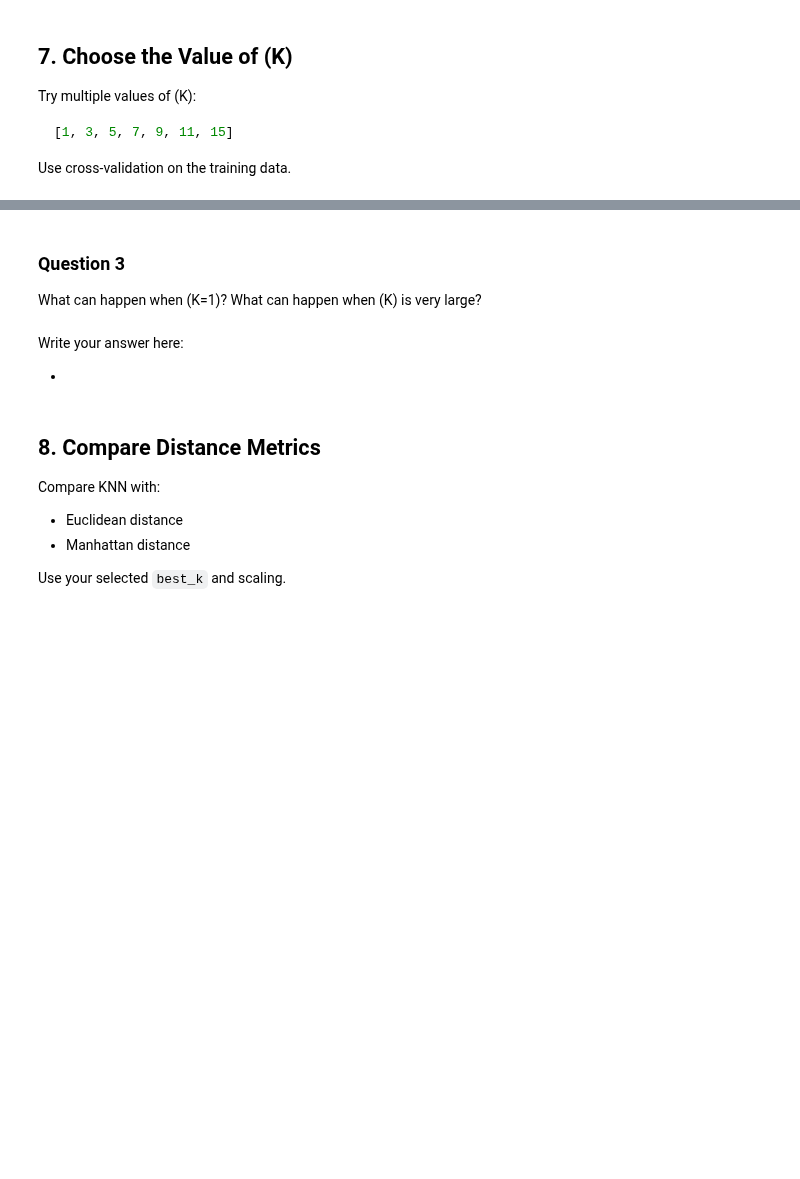
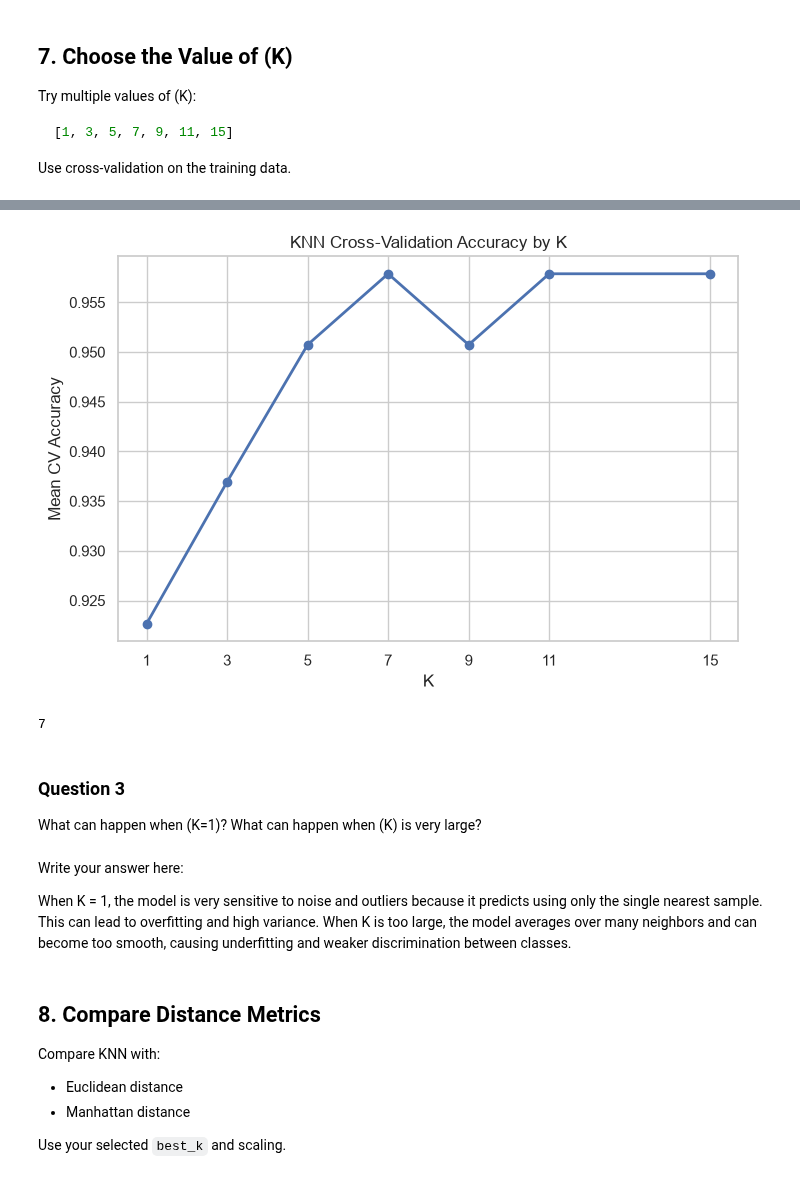
Before and after one commit to rakesh-kumar07/LogicMojo-AI-ML-June26-rakesh, a Jupyter notebook: Assignment/03_k_nearest_neighbors/wine_knn_assignment.ipynb, the cells around one changed output, grey strips where cells are left out. Saved outputs shown, nothing was run; the diff lists cells and outputs as text; code cells hidden in the pictures; blank space fills up the shorter version.

```diff
--- a/Assignment/03_k_nearest_neighbors/wine_knn_assignment.ipynb
+++ b/Assignment/03_k_nearest_neighbors/wine_knn_assignment.ipynb
@@ -188,0 +244,19 @@ raise NotImplementedError("Plot K comparison and select best K")
+# %%
+k_values = [1, 3, 5, 7, 9, 11, 15]
+cv = StratifiedKFold(n_splits=5, shuffle=True, random_state=RANDOM_STATE)
+
+cv_results = []
+for k in k_values:
+    pipe = Pipeline([
+        ('scaler', StandardScaler()),
+        ('knn', KNeighborsClassifier(n_neighbors=k))
+    ])
+    scores = cross_val_score(pipe, X_train, y_train, cv=cv, scoring='accuracy')
+    cv_results.append({
+        'K': k,
+        'Mean CV Accuracy': scores.mean(),
+        'Std CV Accuracy': scores.std()
+    })
+
+cv_df = pd.DataFrame(cv_results)
+cv_df
@@ -189,11 +272,26 @@ raise NotImplementedError("Plot K comparison and select best K")
+# %%
+plt.figure(figsize=(8, 5))
+plt.plot(cv_df['K'], cv_df['Mean CV Accuracy'], marker='o', linewidth=2)
+plt.title('KNN Cross-Validation Accuracy by K')
+plt.xlabel('K')
+plt.ylabel('Mean CV Accuracy')
+plt.xticks(k_values)
+plt.grid(True)
+plt.show()
+
+best_k = int(cv_df.loc[cv_df['Mean CV Accuracy'].idxmax(), 'K'])
+best_k
+# %% [output]
+[figure, added]
+7
 # %% [markdown]
 ### Question 3
 
 What can happen when \(K=1\)? What can happen when \(K\) is very large?
-# %% [markdown]
-Write your answer here:
-
--
+# %% [markdown]
+Write your answer here:
+
+When K = 1, the model is very sensitive to noise and outliers because it predicts using only the single nearest sample. This can lead to overfitting and high variance. When K is too large, the model averages over many neighbors and can become too smooth, causing underfitting and weaker discrimination between classes.
 # %% [markdown]
 ## 8. Compare Distance Metrics
 
```
Also changed, not shown: parts of 45 cells of this notebook, 1 other file.
